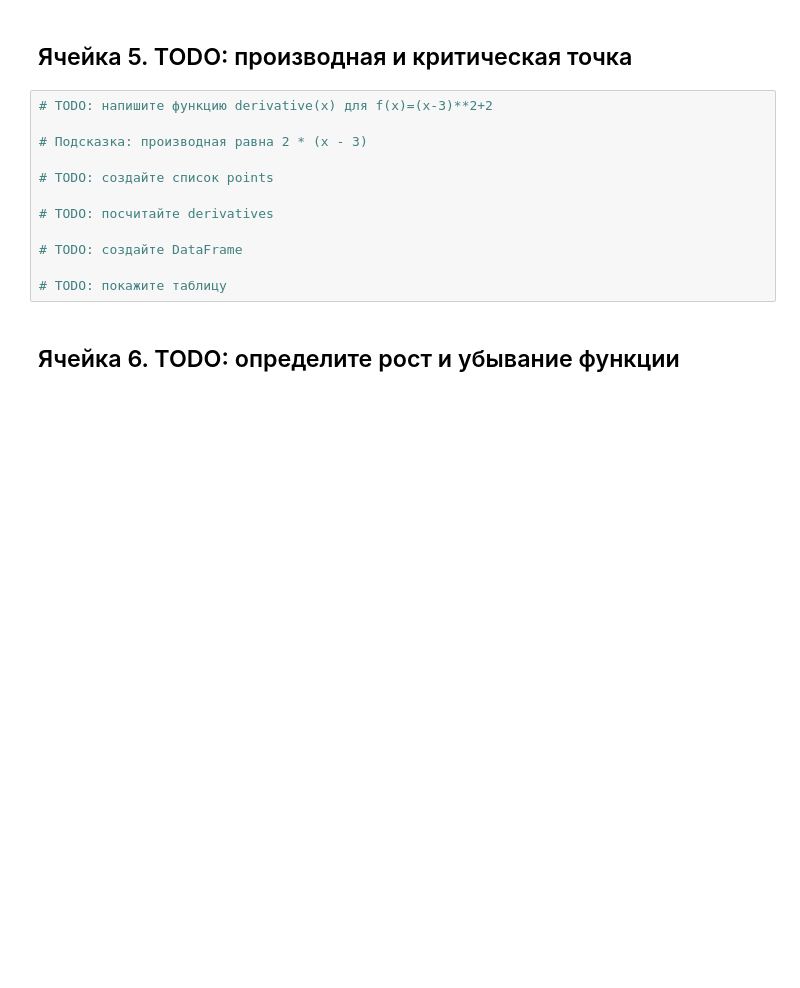
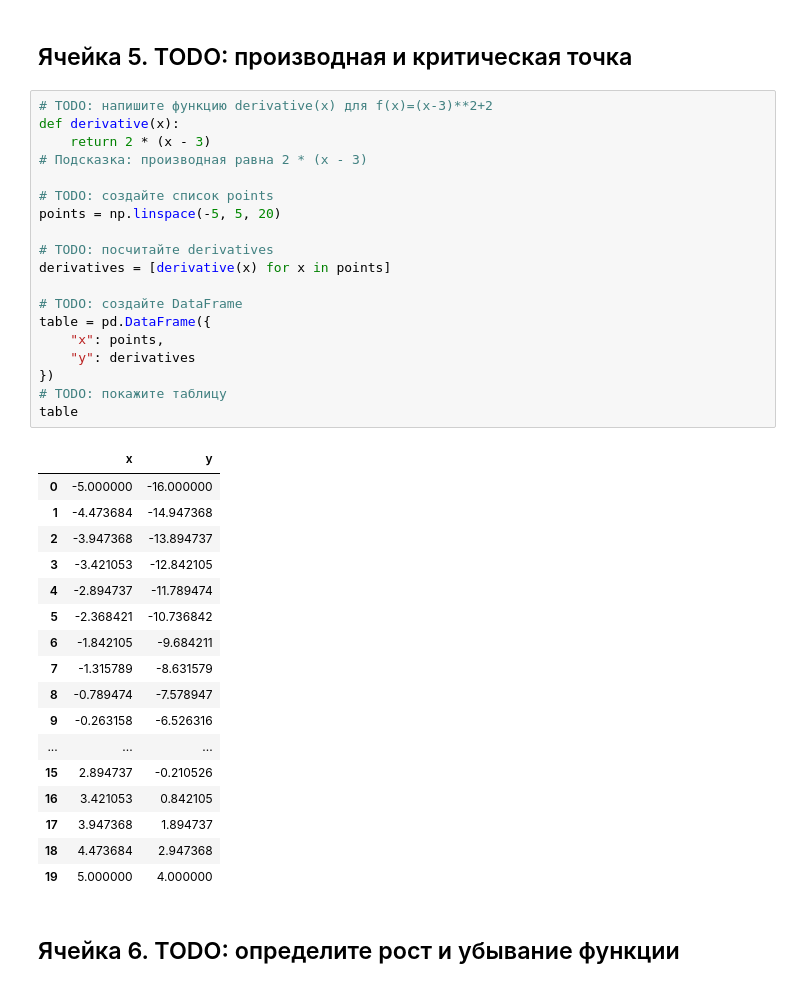
Before and after one commit to FelixTheCatW/infomath-study, a Jupyter notebook: notebooks/block3_lesson09_optimization_todo.ipynb, the cells around one changed output. Drawn from its saved outputs; the diff is of its cells as text; blank space fills up the shorter version.

```diff
--- a/notebooks/block3_lesson09_optimization_todo.ipynb
+++ b/notebooks/block3_lesson09_optimization_todo.ipynb
@@ -222,16 +240,41 @@ assert 2 == (3 - 3) ** 2 + 2
 ## Ячейка 5. TODO: производная и критическая точка
 # %%
 # TODO: напишите функцию derivative(x) для f(x)=(x-3)**2+2
-
+def derivative(x):
+    return 2 * (x - 3)
 # Подсказка: производная равна 2 * (x - 3)
 
 # TODO: создайте список points
+points = np.linspace(-5, 5, 20)
 
 # TODO: посчитайте derivatives
+derivatives = [derivative(x) for x in points]
 
 # TODO: создайте DataFrame
-
+table = pd.DataFrame({
+    "x": points,
+    "y": derivatives
+})
 # TODO: покажите таблицу
+table
+# %% [output]
+|  | x | y |
+| 0 | -5.000000 | -16.000000 |
+| 1 | -4.473684 | -14.947368 |
+| 2 | -3.947368 | -13.894737 |
+| 3 | -3.421053 | -12.842105 |
+| 4 | -2.894737 | -11.789474 |
+| 5 | -2.368421 | -10.736842 |
+| 6 | -1.842105 | -9.684211 |
+| 7 | -1.315789 | -8.631579 |
+| 8 | -0.789474 | -7.578947 |
+| 9 | -0.263158 | -6.526316 |
+| ... | ... | ... |
+| 15 | 2.894737 | -0.210526 |
+| 16 | 3.421053 | 0.842105 |
+| 17 | 3.947368 | 1.894737 |
+| 18 | 4.473684 | 2.947368 |
+| 19 | 5.000000 | 4.000000 |
 # %% [markdown]
 ## Ячейка 6. TODO: определите рост и убывание функции
 # %%
```
Also changed, not shown: parts of 6 cells of this notebook, 1 other file.
